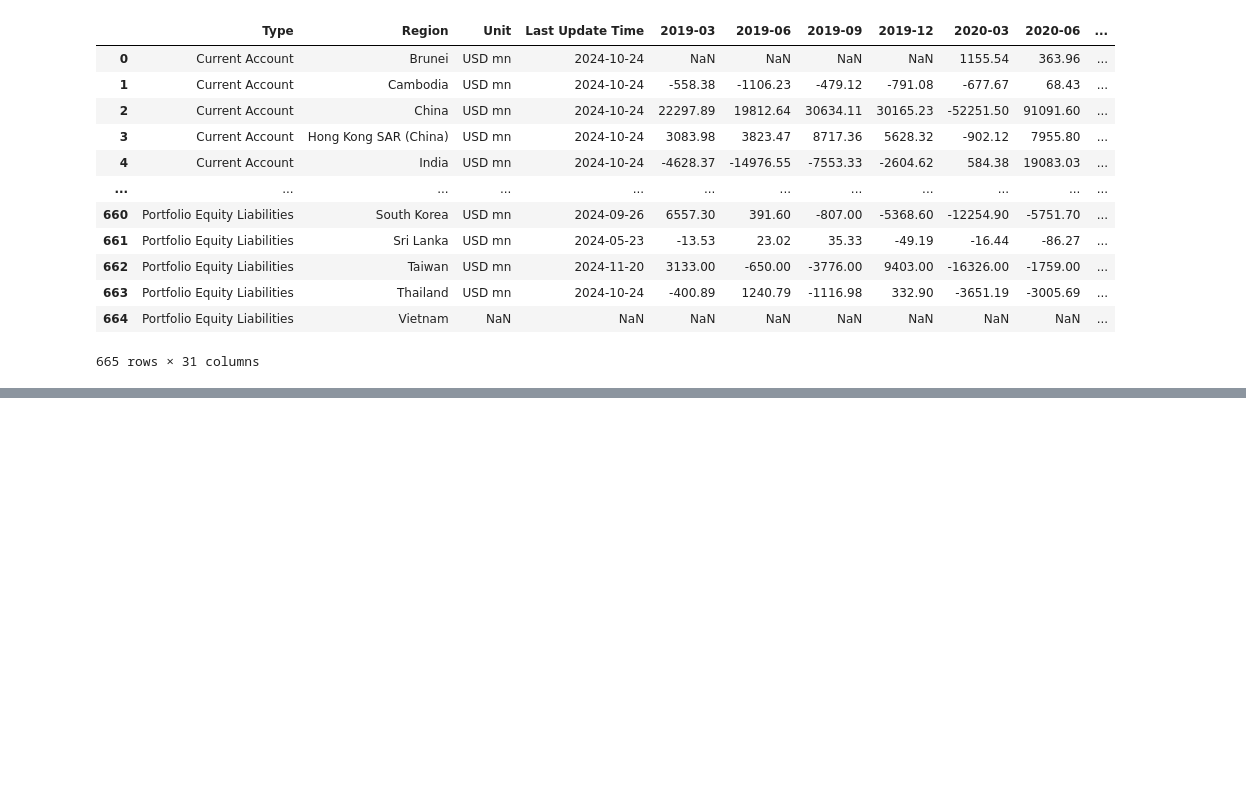
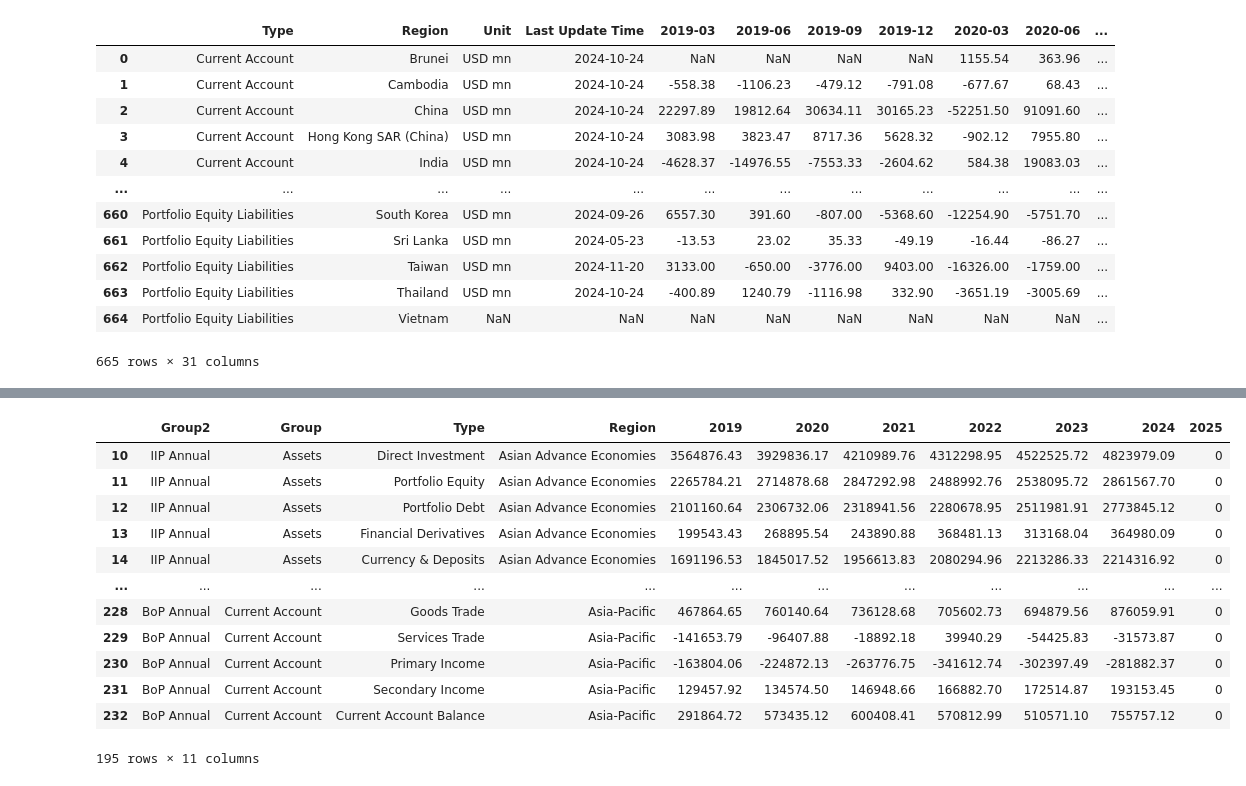
Before and after one commit to aizudeen11/cfm-nlp, a Jupyter notebook: main.ipynb, the cells around one changed output, grey strips where cells are left out. Saved outputs shown, nothing was run; the diff lists cells and outputs as text; code cells hidden in the pictures; blank space fills up the shorter version.

```diff
--- a/main.ipynb
+++ b/main.ipynb
@@ -84,0 +135,16 @@ df_main
+# %%
+pd.concat([x[5][~(x[5]['Region']=='Asia-Pacific')], x[5][x[5]['Group']=='Current Account']], axis=0)
+# %% [output]
+|  | Group2 | Group | Type | Region | 2019 | 2020 | 2021 | 2022 | 2023 | 2024 | 2025 |
+| 10 | IIP Annual | Assets | Direct Investment | Asian Advance Economies | 3564876.43 | 3929836.17 | 4210989.76 | 4312298.95 | 4522525.72 | 4823979.09 | 0 |
+| 11 | IIP Annual | Assets | Portfolio Equity | Asian Advance Economies | 2265784.21 | 2714878.68 | 2847292.98 | 2488992.76 | 2538095.72 | 2861567.70 | 0 |
+| 12 | IIP Annual | Assets | Portfolio Debt | Asian Advance Economies | 2101160.64 | 2306732.06 | 2318941.56 | 2280678.95 | 2511981.91 | 2773845.12 | 0 |
+| 13 | IIP Annual | Assets | Financial Derivatives | Asian Advance Economies | 199543.43 | 268895.54 | 243890.88 | 368481.13 | 313168.04 | 364980.09 | 0 |
+| 14 | IIP Annual | Assets | Currency & Deposits | Asian Advance Economies | 1691196.53 | 1845017.52 | 1956613.83 | 2080294.96 | 2213286.33 | 2214316.92 | 0 |
+| ... | ... | ... | ... | ... | ... | ... | ... | ... | ... | ... | ... |
+| 228 | BoP Annual | Current Account | Goods Trade | Asia-Pacific | 467864.65 | 760140.64 | 736128.68 | 705602.73 | 694879.56 | 876059.91 | 0 |
+| 229 | BoP Annual | Current Account | Services Trade | Asia-Pacific | -141653.79 | -96407.88 | -18892.18 | 39940.29 | -54425.83 | -31573.87 | 0 |
+| 230 | BoP Annual | Current Account | Primary Income | Asia-Pacific | -163804.06 | -224872.13 | -263776.75 | -341612.74 | -302397.49 | -281882.37 | 0 |
+| 231 | BoP Annual | Current Account | Secondary Income | Asia-Pacific | 129457.92 | 134574.50 | 146948.66 | 166882.70 | 172514.87 | 193153.45 | 0 |
+| 232 | BoP Annual | Current Account | Current Account Balance | Asia-Pacific | 291864.72 | 573435.12 | 600408.41 | 570812.99 | 510571.10 | 755757.12 | 0 |
+195 rows × 11 columns
```
Also changed, not shown: parts of 9 cells of this notebook, 4 other files.
